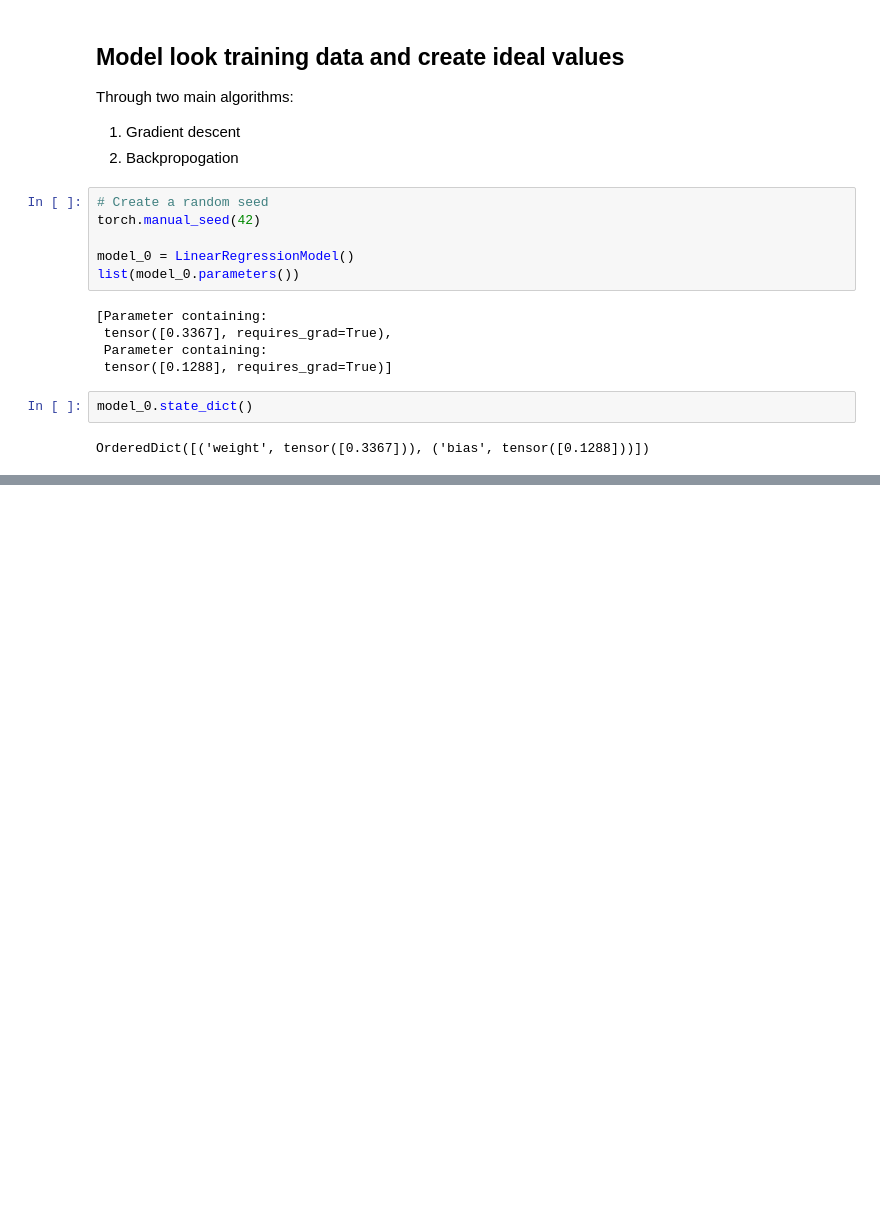
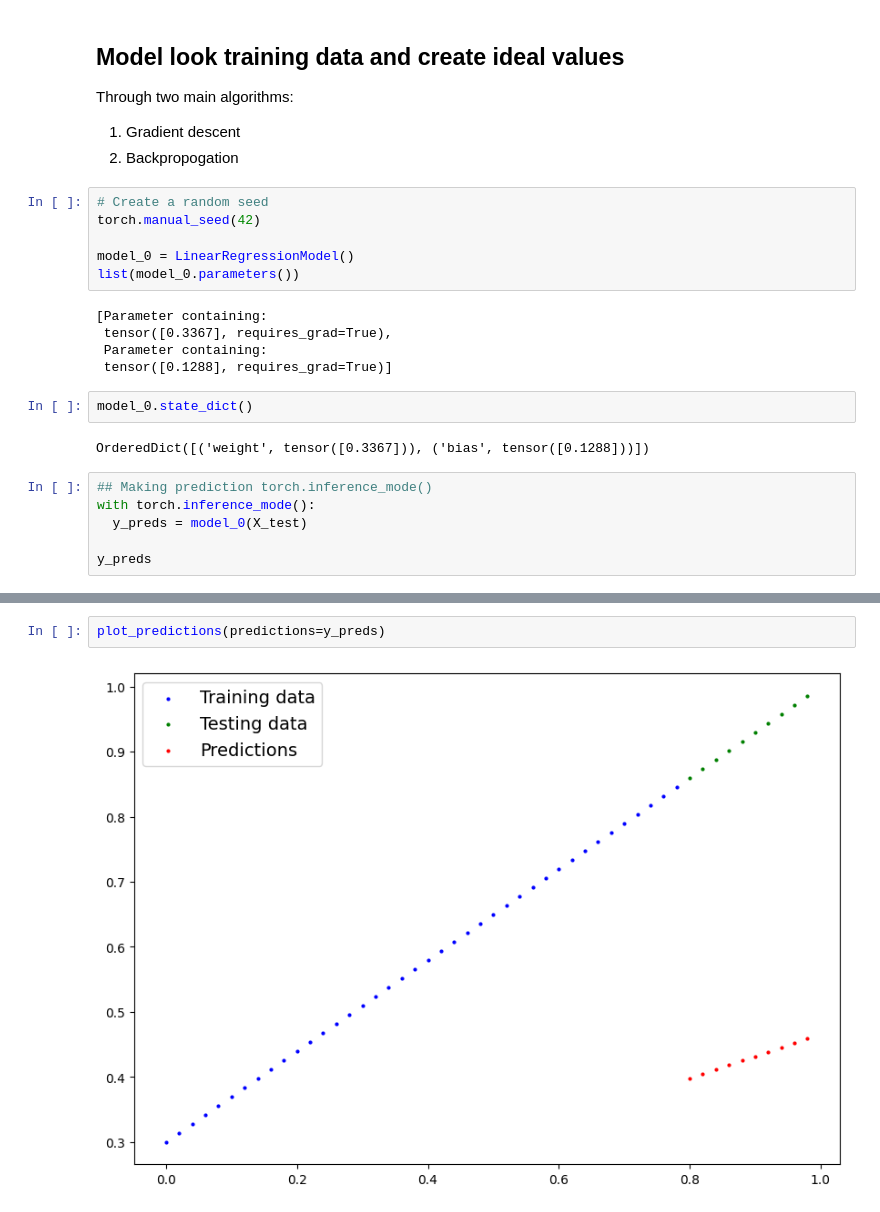
Before and after one commit to Dkolomy/BMV-Research, a Jupyter notebook: PyTorch_Workflow.ipynb, the cells around one changed output, grey strips where cells are left out. Drawn from its saved outputs; the diff is of its cells as text; blank space fills up the shorter version.

```diff
--- a/PyTorch_Workflow.ipynb
+++ b/PyTorch_Workflow.ipynb
@@ -113,3 +113,9 @@ list(model_0.parameters())
 model_0.state_dict()
 # %% [output]
 OrderedDict([('weight', tensor([0.3367])), ('bias', tensor([0.1288]))])
+# %%
+## Making prediction torch.inference_mode()
+with torch.inference_mode():
+  y_preds = model_0(X_test)
+
+y_preds
@@ -115,0 +133,4 @@ OrderedDict([('weight', tensor([0.3367])), ('bias', tensor([0.1288]))])
+# %%
+plot_predictions(predictions=y_preds)
+# %% [output]
+[figure, added]
```
Also changed, not shown: parts of 7 cells of this notebook.
